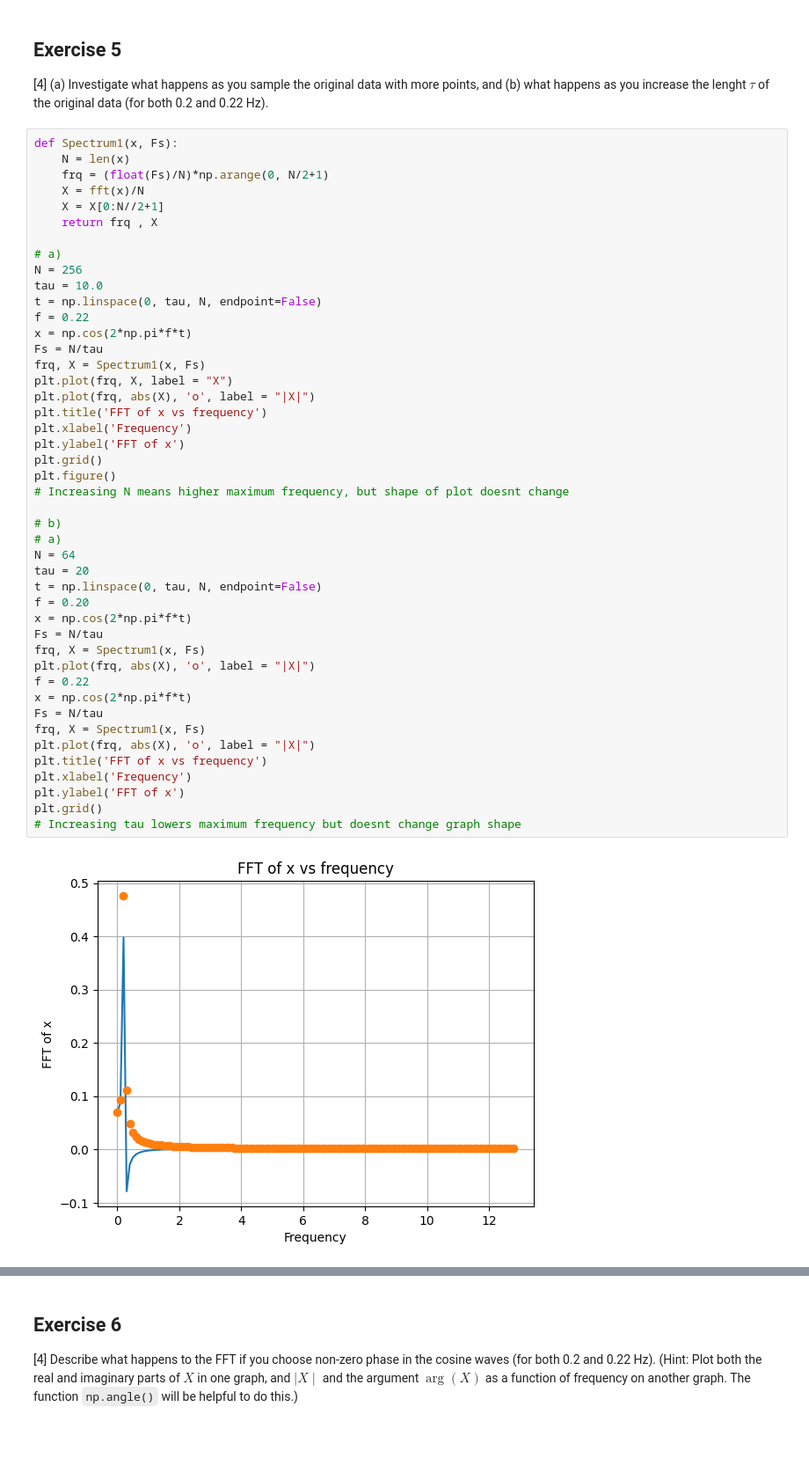
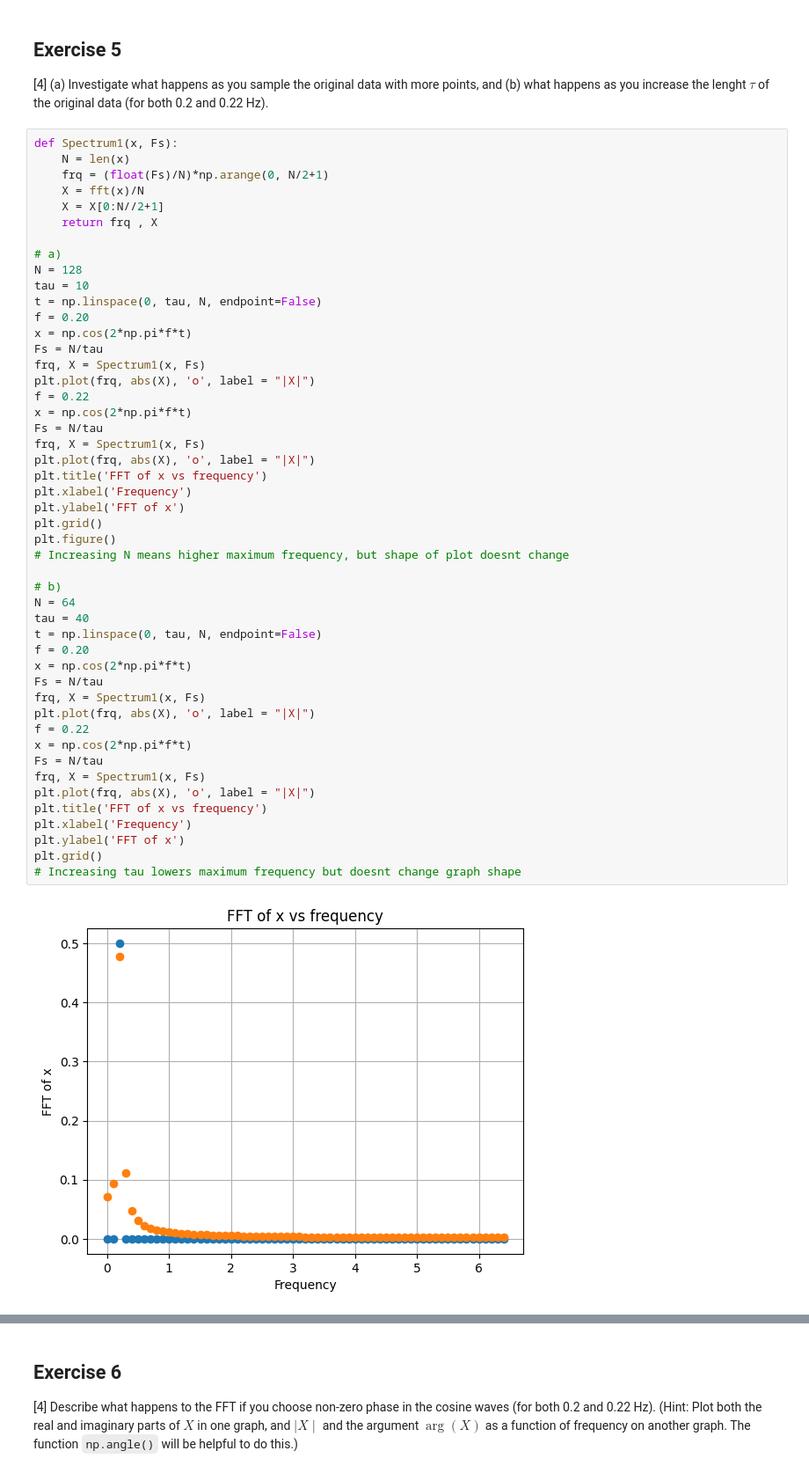
Before and after one commit to PX2145-2025/week-10-b-Luscombe-Charlie, a Jupyter notebook: FFT.ipynb, the cells around one changed output, grey strips where cells are left out. Shown: that part at 88% size. Drawn from its saved outputs; the diff is of its cells as text; blank space fills up the shorter version.

```diff
--- a/FFT.ipynb
+++ b/FFT.ipynb
@@ -396,41 +396,44 @@ def Spectrum1(x, Fs):
     return frq , X
 
 # a)
-N = 256
-tau = 10.0
+N = 128
+tau = 10
 t = np.linspace(0, tau, N, endpoint=False)
+f = 0.20
+x = np.cos(2*np.pi*f*t)
+Fs = N/tau
+frq, X = Spectrum1(x, Fs)
+plt.plot(frq, abs(X), 'o', label = "|X|")
 f = 0.22
 x = np.cos(2*np.pi*f*t)
 Fs = N/tau
 frq, X = Spectrum1(x, Fs)
-plt.plot(frq, X, label = "X")
 plt.plot(frq, abs(X), 'o', label = "|X|")
 plt.title('FFT of x vs frequency')
 plt.xlabel('Frequency')
 plt.ylabel('FFT of x')
 plt.grid()
 plt.figure()
 # Increasing N means higher maximum frequency, but shape of plot doesnt change
 
 # b)
-# a)
 N = 64
-tau = 20
+tau = 40
 t = np.linspace(0, tau, N, endpoint=False)
 f = 0.20
 x = np.cos(2*np.pi*f*t)
 Fs = N/tau
 frq, X = Spectrum1(x, Fs)
 plt.plot(frq, abs(X), 'o', label = "|X|")
 f = 0.22
 x = np.cos(2*np.pi*f*t)
 Fs = N/tau
 frq, X = Spectrum1(x, Fs)
 plt.plot(frq, abs(X), 'o', label = "|X|")
 plt.title('FFT of x vs frequency')
 plt.xlabel('Frequency')
 plt.ylabel('FFT of x')
 plt.grid()
 # Increasing tau lowers maximum frequency but doesnt change graph shape
 # %% [output]
-[figure, old version]
+[figure, new version]
```
Also changed, not shown: parts of 6 cells of this notebook.
